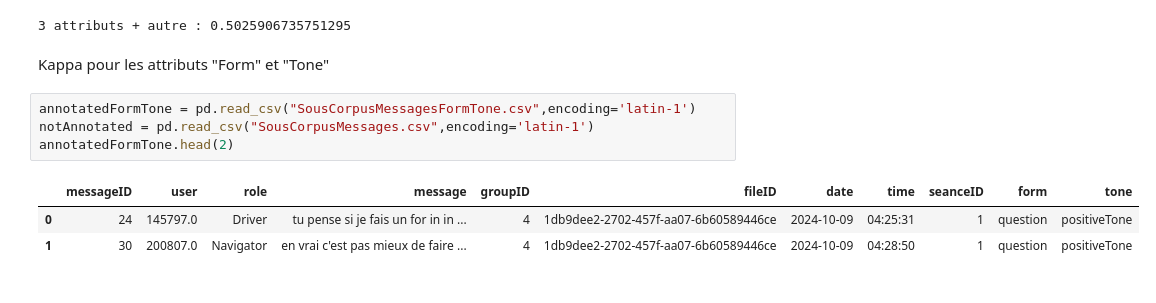
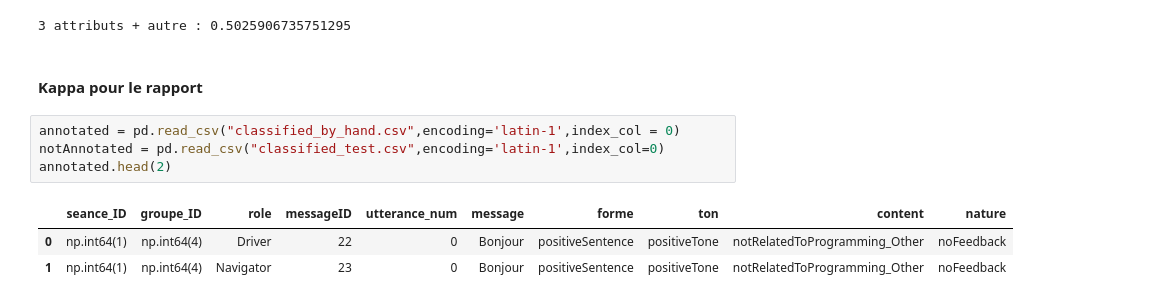
Before and after one commit to chloeboireaudevier/StageMIDL, a Jupyter notebook: kappa_cohen.ipynb, the cells around one changed output. Drawn from its saved outputs; the diff is of its cells as text.

Commit message:
compute kappa on llm results

```diff
--- a/kappa_cohen.ipynb
+++ b/kappa_cohen.ipynb
@@ -158,13 +158,13 @@ print("4 attributs : " + str(cohen_kappa_score(dataJose['Forme v2 (4 valeurs)'].
 print("3 attributs + autre : " + str(cohen_kappa_score(dataJose['Forme v3'].to_numpy(),dataChloe['Forme v3'].to_numpy())))
 # %% [output]
 3 attributs + autre : 0.5025906735751295
-# %% [markdown]
-Kappa pour les attributs "Form" et "Tone"
+# %% [markdown]
+#### Kappa pour le rapport
 # %%
-annotatedFormTone = pd.read_csv("SousCorpusMessagesFormTone.csv",encoding='latin-1')
-notAnnotated = pd.read_csv("SousCorpusMessages.csv",encoding='latin-1')
-annotatedFormTone.head(2)
+annotated = pd.read_csv("classified_by_hand.csv",encoding='latin-1',index_col = 0)
+notAnnotated = pd.read_csv("classified_test.csv",encoding='latin-1',index_col=0)
+annotated.head(2)
 # %% [output]
-|  | messageID | user | role | message | groupID | fileID | date | time | seanceID | form | tone |
-| 0 | 24 | 145797.0 | Driver | tu pense si je fais un for in in ... | 4 | 1db9dee2-2702-457f-aa07-6b60589446ce | 2024-10-09 | 04:25:31 | 1 | question | positiveTone |
-| 1 | 30 | 200807.0 | Navigator | en vrai c'est pas mieux de faire ... | 4 | 1db9dee2-2702-457f-aa07-6b60589446ce | 2024-10-09 | 04:28:50 | 1 | question | positiveTone |
+|  | seance_ID | groupe_ID | role | messageID | utterance_num | message | forme | ton | content | nature |
+| 0 | np.int64(1) | np.int64(4) | Driver | 22 | 0 | Bonjour | positiveSentence | positiveTone | notRelatedToProgramming_Other | noFeedback |
+| 1 | np.int64(1) | np.int64(4) | Navigator | 23 | 0 | Bonjour | positiveSentence | positiveTone | notRelatedToProgramming_Other | noFeedback |
```
Also changed, not shown: parts of 4 cells of this notebook, 3 other files.
